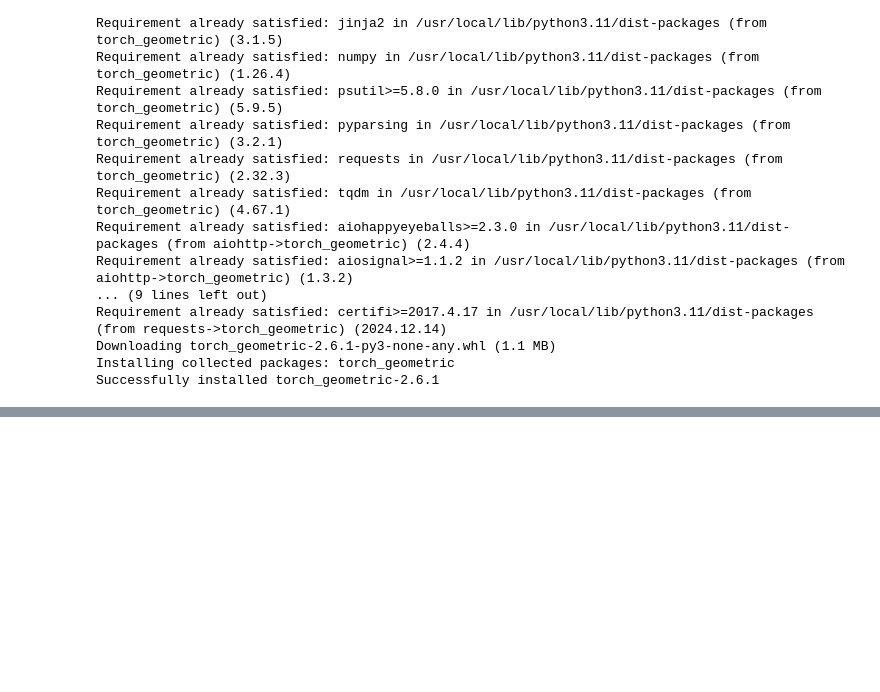
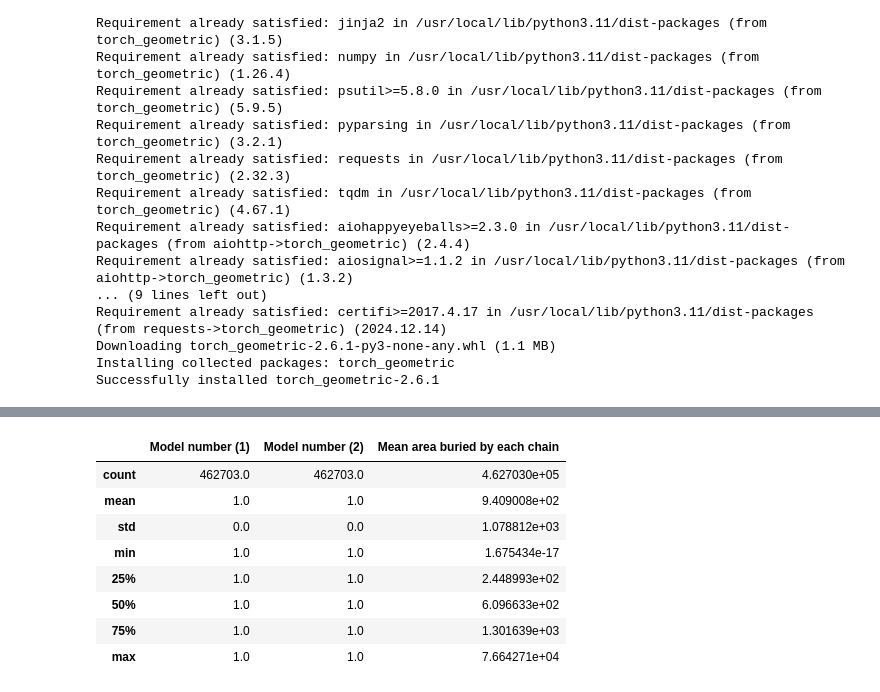
Before and after one commit to saktiworkstation/GNNs-LLMs-Research, a Jupyter notebook: GNN_DOVE.ipynb, the cells around one changed output, grey strips where cells are left out. Cells and saved outputs as stored; diff of their text form; code cells hidden in the pictures; blank space fills up the shorter version.

```diff
--- a/GNN_DOVE.ipynb
+++ b/GNN_DOVE.ipynb
@@ -32,0 +60,12 @@ from sklearn.preprocessing import StandardScaler
+# %%
+data.describe()
+# %% [output]
+|  | Model number (1) | Model number (2) | Mean area buried by each chain |
+| count | 462703.0 | 462703.0 | 4.627030e+05 |
+| mean | 1.0 | 1.0 | 9.409008e+02 |
+| std | 0.0 | 0.0 | 1.078812e+03 |
+| min | 1.0 | 1.0 | 1.675434e-17 |
+| 25% | 1.0 | 1.0 | 2.448993e+02 |
+| 50% | 1.0 | 1.0 | 6.096633e+02 |
+| 75% | 1.0 | 1.0 | 1.301639e+03 |
+| max | 1.0 | 1.0 | 7.664271e+04 |
```
Also changed, not shown: parts of 7 cells of this notebook.
